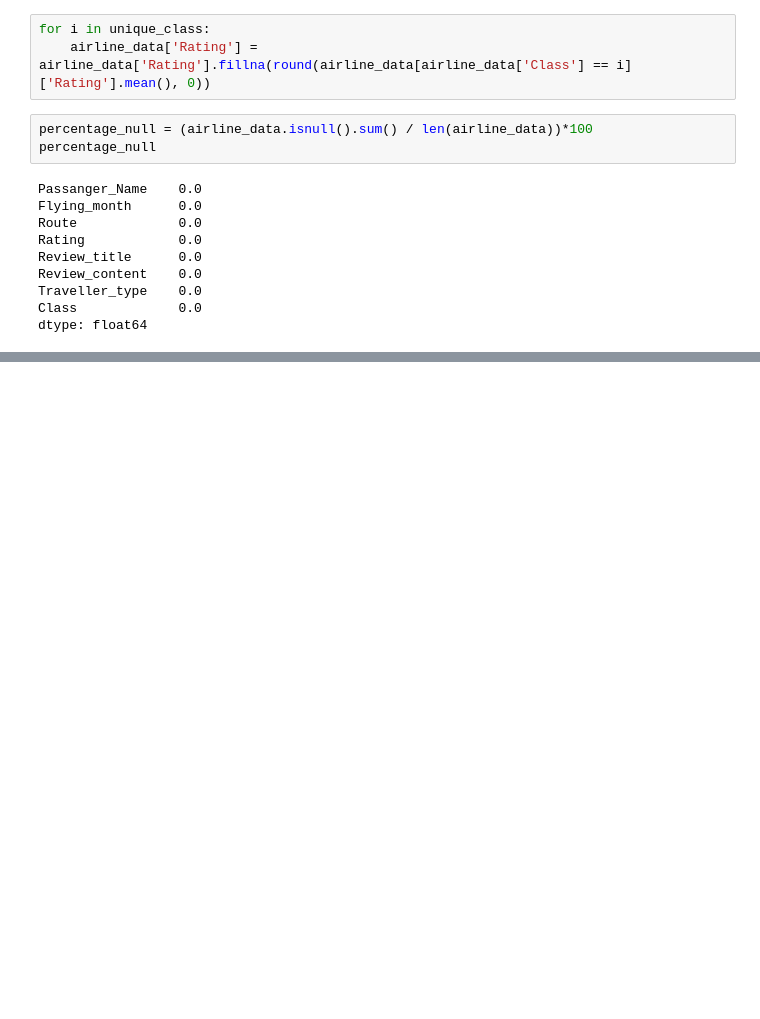
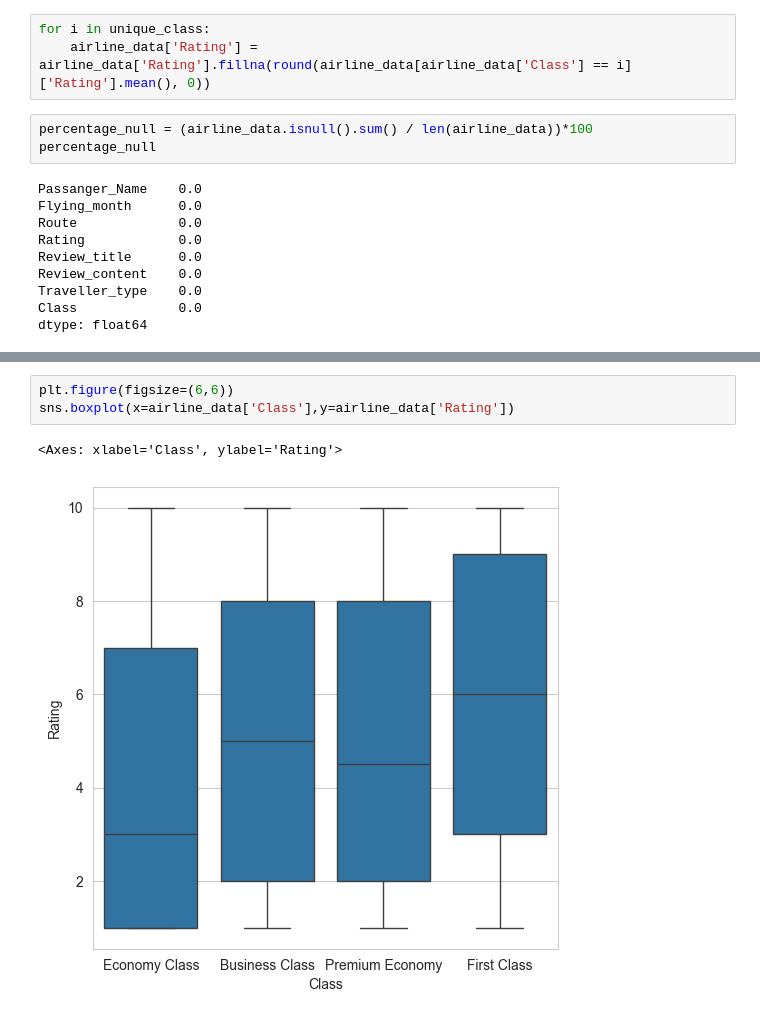
Before and after one commit to elkinbarretorojas/data_science, a Jupyter notebook: airline/airline.ipynb, the cells around one changed output, grey strips where cells are left out. Saved outputs shown, nothing was run; the diff lists cells and outputs as text; blank space fills up the shorter version.

```diff
--- a/airline/airline.ipynb
+++ b/airline/airline.ipynb
@@ -304,0 +288,6 @@ airline_data
+# %%
+plt.figure(figsize=(6,6))
+sns.boxplot(x=airline_data['Class'],y=airline_data['Rating'])
+# %% [output]
+<Axes: xlabel='Class', ylabel='Rating'>
+[figure, added]
```
Also changed, not shown: parts of 27 cells of this notebook.
